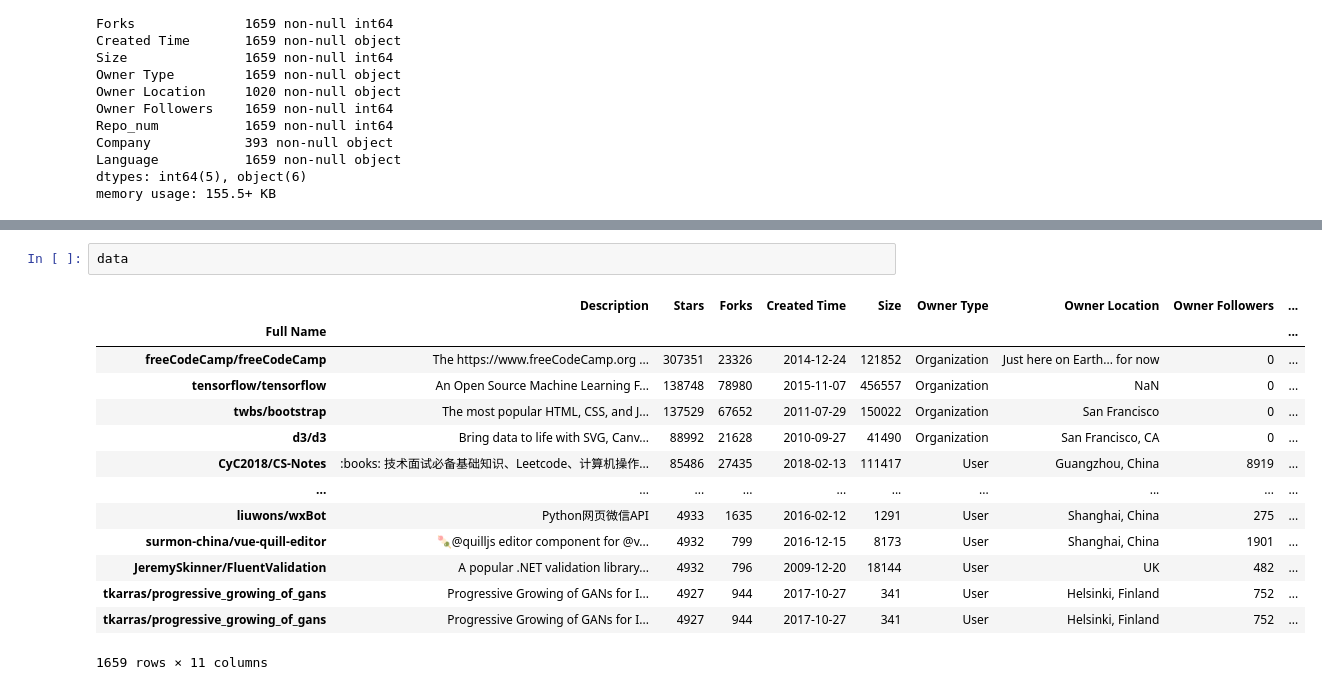
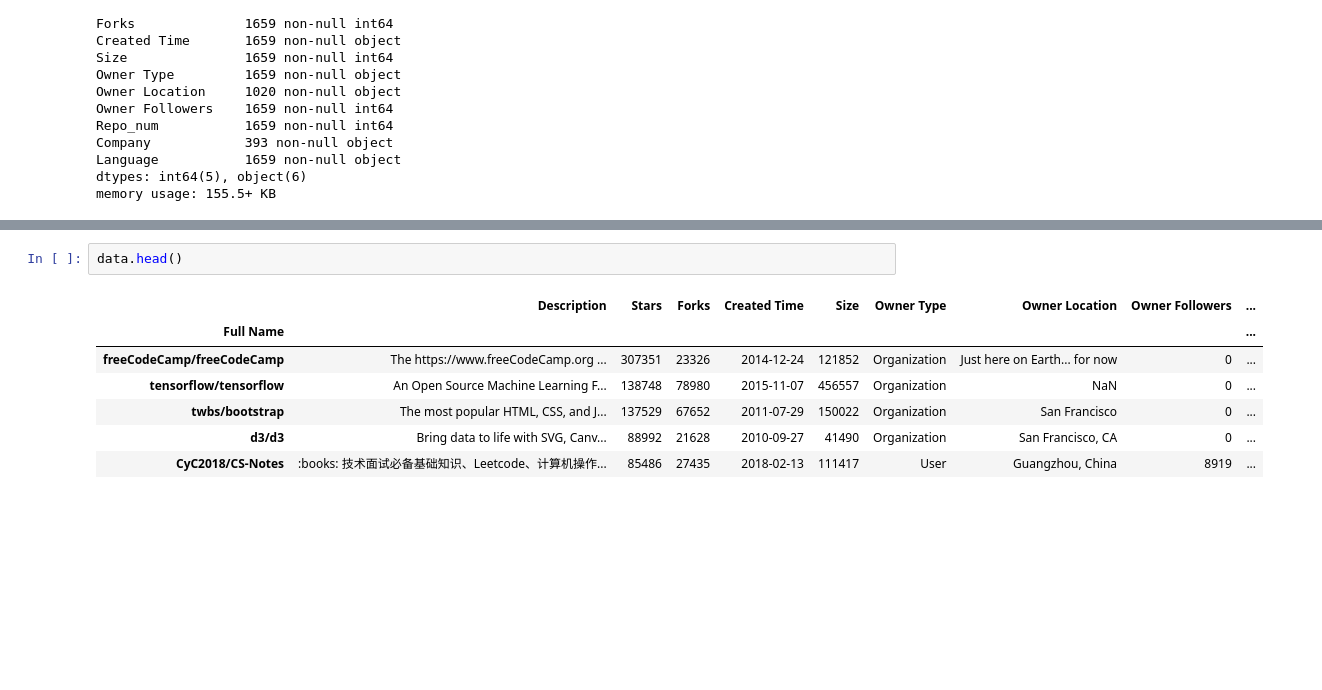
Before and after one commit to Chenyang-Zhang/-Python-, a Jupyter notebook: code/Analyze.ipynb, the cells around one changed output, grey strips where cells are left out. Saved outputs shown, nothing was run; the diff lists cells and outputs as text; blank space fills up the shorter version.

```diff
--- a/code/Analyze.ipynb
+++ b/code/Analyze.ipynb
@@ -90,18 +158,11 @@ wordcloud.to_file('../picture/wordcloud_all.jpg')
 <wordcloud.wordcloud.WordCloud at 0x...>
 # %%
-data
+data.head()
 # %% [output]
 |  | Description | Stars | Forks | Created Time | Size | Owner Type | Owner Location | Owner Followers | ... |
 | Full Name |  |  |  |  |  |  |  |  | ... |
 | freeCodeCamp/freeCodeCamp | The https://www.freeCodeCamp.org ... | 307351 | 23326 | 2014-12-24 | 121852 | Organization | Just here on Earth... for now | 0 | ... |
 | tensorflow/tensorflow | An Open Source Machine Learning F... | 138748 | 78980 | 2015-11-07 | 456557 | Organization | NaN | 0 | ... |
 | twbs/bootstrap | The most popular HTML, CSS, and J... | 137529 | 67652 | 2011-07-29 | 150022 | Organization | San Francisco | 0 | ... |
 | d3/d3 | Bring data to life with SVG, Canv... | 88992 | 21628 | 2010-09-27 | 41490 | Organization | San Francisco, CA | 0 | ... |
 | CyC2018/CS-Notes | :books: 技术面试必备基础知识、Leetcode、计算机操作... | 85486 | 27435 | 2018-02-13 | 111417 | User | Guangzhou, China | 8919 | ... |
-| ... | ... | ... | ... | ... | ... | ... | ... | ... | ... |
-| liuwons/wxBot | Python网页微信API | 4933 | 1635 | 2016-02-12 | 1291 | User | Shanghai, China | 275 | ... |
-| surmon-china/vue-quill-editor | 🍡@quilljs editor component for @v... | 4932 | 799 | 2016-12-15 | 8173 | User | Shanghai, China | 1901 | ... |
-| JeremySkinner/FluentValidation | A popular .NET validation library... | 4932 | 796 | 2009-12-20 | 18144 | User | UK | 482 | ... |
-| tkarras/progressive_growing_of_gans | Progressive Growing of GANs for I... | 4927 | 944 | 2017-10-27 | 341 | User | Helsinki, Finland | 752 | ... |
-| tkarras/progressive_growing_of_gans | Progressive Growing of GANs for I... | 4927 | 944 | 2017-10-27 | 341 | User | Helsinki, Finland | 752 | ... |
-1659 rows × 11 columns
```
Also changed, not shown: parts of 16 cells of this notebook, 11 other files.
